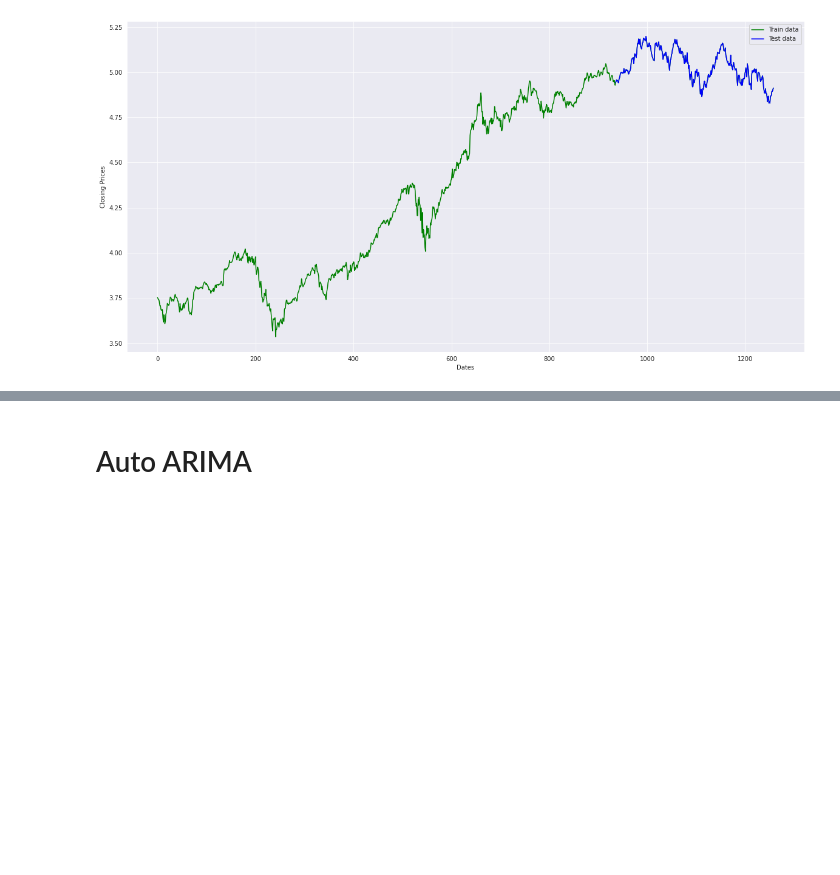
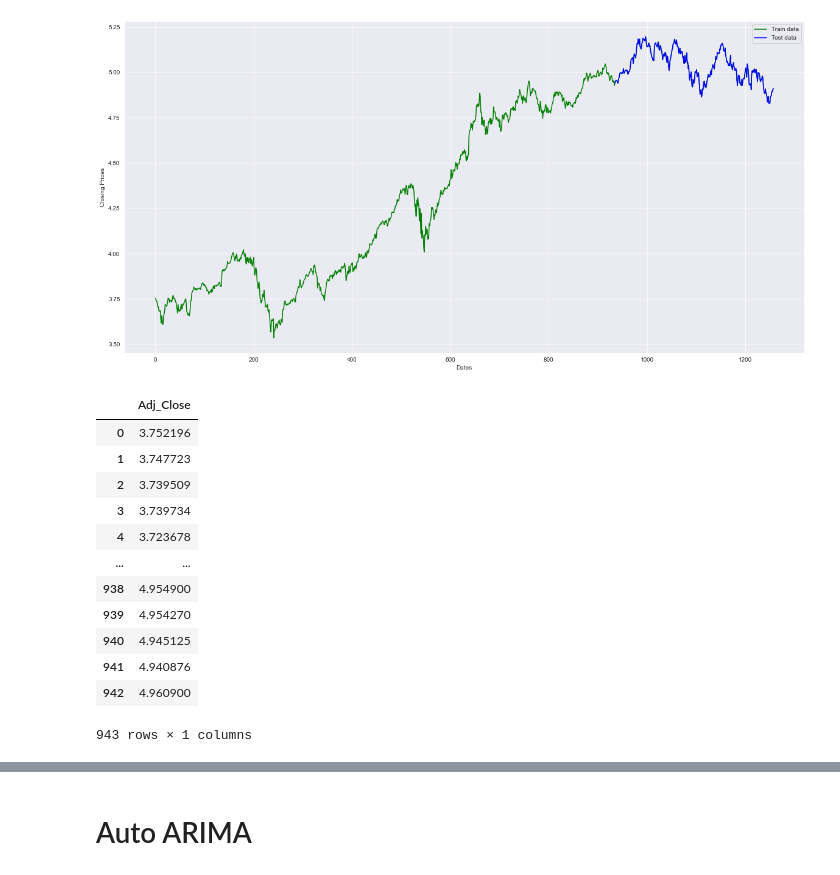
Before and after one commit to r-vvch/DMLS_2022_stocks, a Jupyter notebook: ARIMA.ipynb, the cells around one changed output, grey strips where cells are left out. Drawn from its saved outputs; the diff is of its cells as text; code cells hidden in the pictures; blank space fills up the shorter version.

```diff
--- a/ARIMA.ipynb
+++ b/ARIMA.ipynb
@@ -162,3 +154,19 @@ plt.legend()
 # %% [output]
 <matplotlib.legend.Legend at 0x...>
 [figure]
+# %%
+train_data
+# %% [output]
+|  | Adj_Close |
+| 0 | 3.752196 |
+| 1 | 3.747723 |
+| 2 | 3.739509 |
+| 3 | 3.739734 |
+| 4 | 3.723678 |
+| ... | ... |
+| 938 | 4.954900 |
+| 939 | 4.954270 |
+| 940 | 4.945125 |
+| 941 | 4.940876 |
+| 942 | 4.960900 |
+943 rows × 1 columns
```
Also changed, not shown: parts of 23 cells of this notebook.
